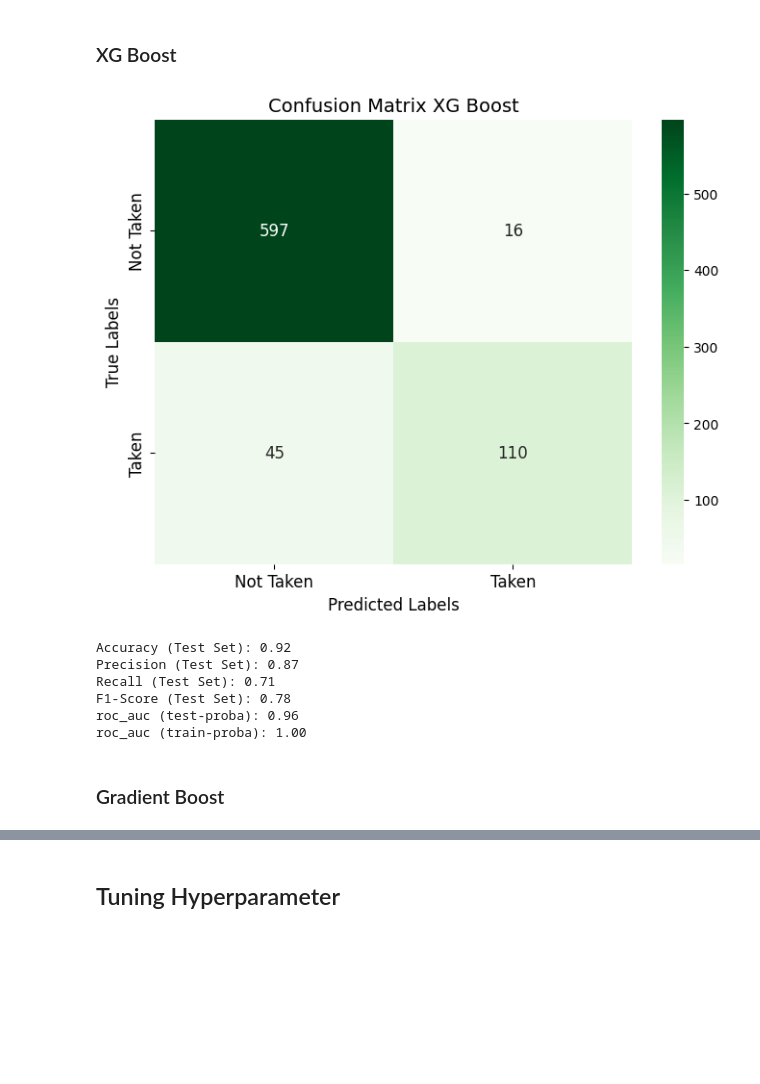
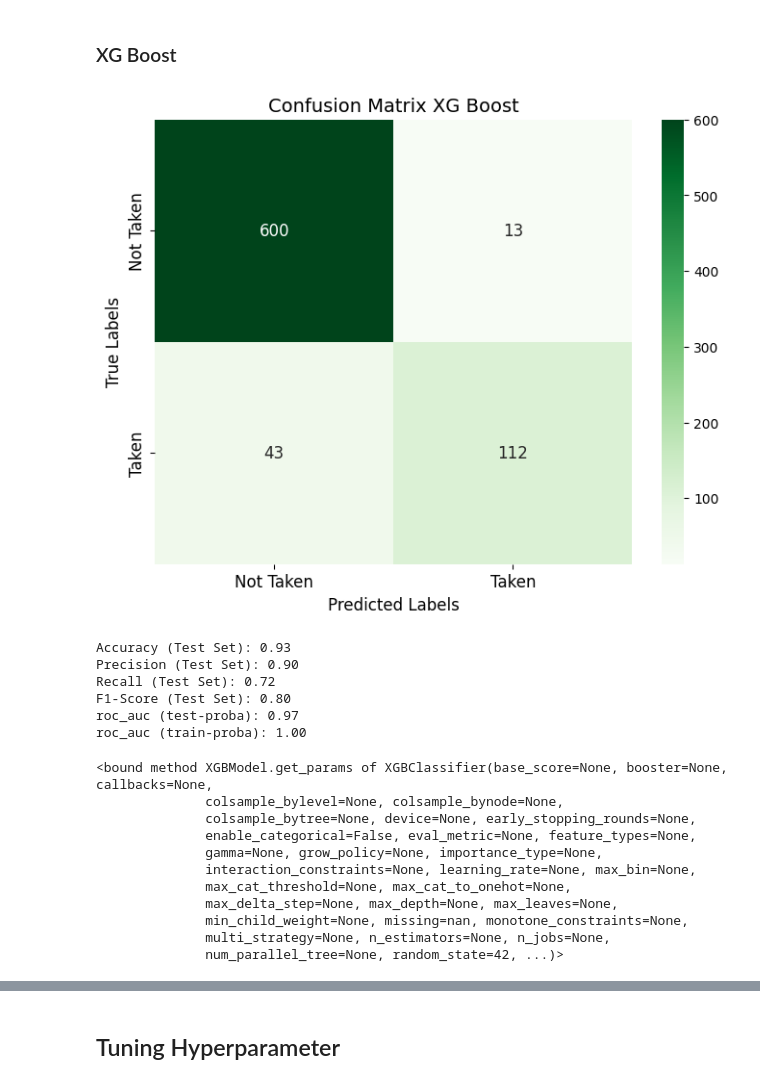
Before and after one commit to damaraira/ByteBenders, a Jupyter notebook: Modeling_Final Project.ipynb, the cells around one changed output, grey strips where cells are left out. Saved outputs shown, nothing was run; the diff lists cells and outputs as text; code cells hidden in the pictures; blank space fills up the shorter version.

```diff
--- a/Modeling_Final Project.ipynb
+++ b/Modeling_Final Project.ipynb
@@ -265,7 +307,7 @@ df_prep['CityTier'].unique()
 array([3, 1, 2], dtype=int64)
 # %%
 encoder = OneHotEncoder(sparse=False)
-for col in ['TypeofContact', 'Occupation', 'MaritalStatus', 'Gender']:
+for col in ['TypeofContact', 'Occupation', 'MaritalStatus', 'Gender', 'PreferredPropertyStar', 'CityTier']:
     onehots = pd.get_dummies(df_prep[col], prefix=col)
     df_prep = pd.concat([df_prep, onehots], axis=1)
     df_prep.drop(columns=col, axis=1, inplace=True)
@@ -553,19 +561,29 @@ roc_auc (train-proba): 0.93
 # %%
 import xgboost as xgb
 
 # Assuming X_train, X_test, y_train, and y_test are your training and testing data
 model_XGB = xgb.XGBClassifier(verbosity=0, random_state=42)
 model_XGB.fit(X_train, y_train)
 
 plotting_confusion_matrix(model_XGB, X_test, y_test, title='XG Boost')
 eval_classification(model_XGB, X_train, y_train, X_test, y_test)
+model_XGB.get_params
 # %% [output]
-[figure, old version]
+[figure, new version]
-Accuracy (Test Set): 0.92
-Precision (Test Set): 0.87
-Recall (Test Set): 0.71
-F1-Score (Test Set): 0.78
-roc_auc (test-proba): 0.96
+Accuracy (Test Set): 0.93
+Precision (Test Set): 0.90
+Recall (Test Set): 0.72
+F1-Score (Test Set): 0.80
+roc_auc (test-proba): 0.97
 roc_auc (train-proba): 1.00
+<bound method XGBModel.get_params of XGBClassifier(base_score=None, booster=None, callbacks=None,
+              colsample_bylevel=None, colsample_bynode=None,
+              colsample_bytree=None, device=None, early_stopping_rounds=None,
+              enable_categorical=False, eval_metric=None, feature_types=None,
+              gamma=None, grow_policy=None, importance_type=None,
+              interaction_constraints=None, learning_rate=None, max_bin=None,
+              max_cat_threshold=None, max_cat_to_onehot=None,
+              max_delta_step=None, max_depth=None, max_leaves=None,
+              min_child_weight=None, missing=nan, monotone_constraints=None,
+              multi_strategy=None, n_estimators=None, n_jobs=None,
+              num_parallel_tree=None, random_state=42, ...)>
-# %% [markdown]
-### Gradient Boost
```
Also changed, not shown: parts of 71 cells of this notebook.
